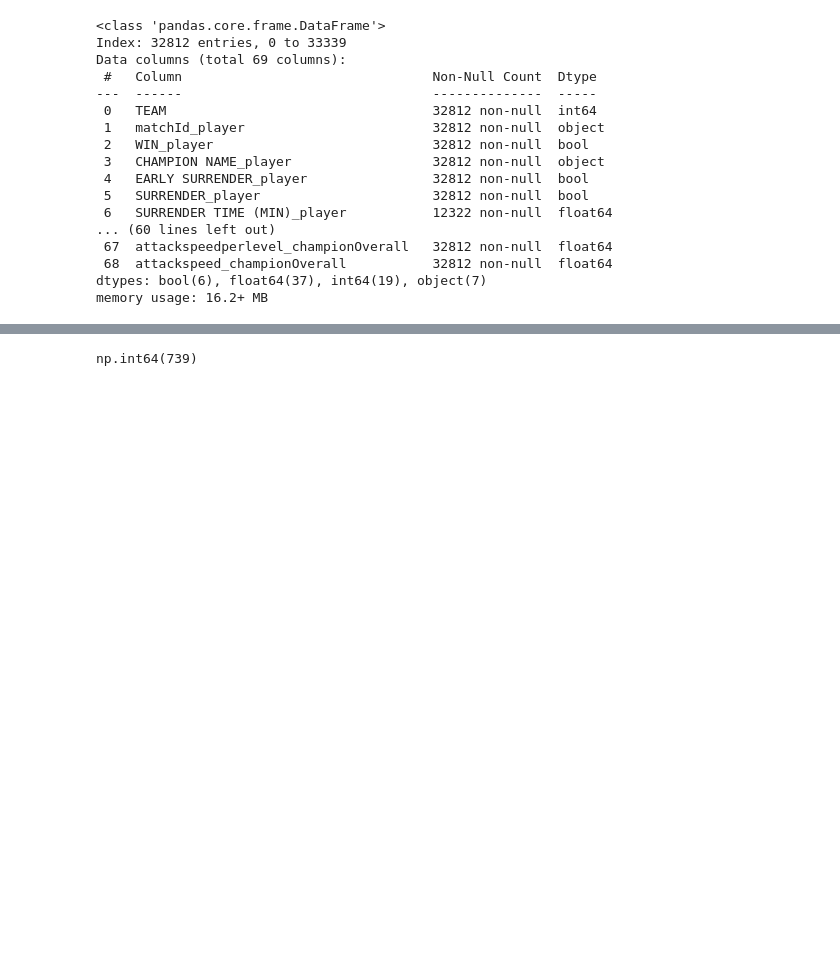
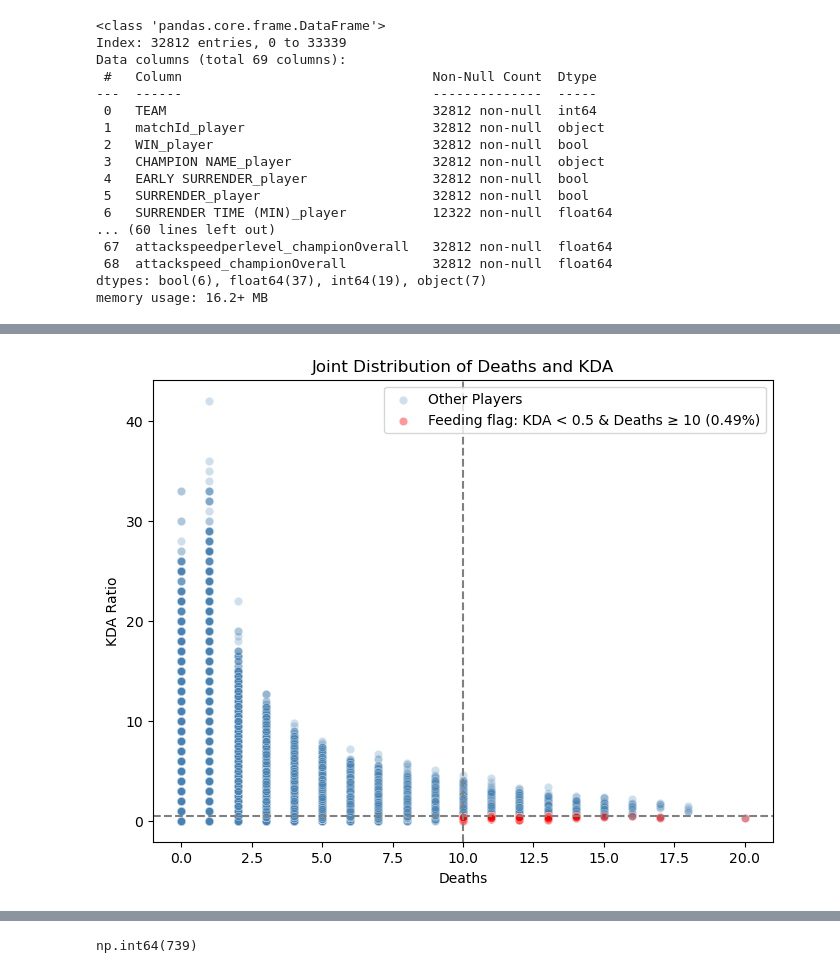
Before and after one commit to lybytes/lol-toxicity-analysis, a Jupyter notebook: ST445_Project_Main v2.ipynb, the cells around one changed output, grey strips where cells are left out. Drawn from its saved outputs; the diff is of its cells as text; code cells hidden in the pictures; blank space fills up the shorter version.

```diff
--- a/ST445_Project_Main v2.ipynb
+++ b/ST445_Project_Main v2.ipynb
@@ -1254,0 +1334,39 @@ memory usage: 16.2+ MB
+# %%
+plt.figure(figsize=(8, 6))
+
+# Highlight points where KDA < 0.5 and Deaths >= 10
+highlight = (
+    (df_full_clean['KDA RATIO_player'] < 0.5) &
+    (df_full_clean['DEATHS_player'] >= 10)
+)
+highlight_pct = highlight.mean() * 100
+
+sns.scatterplot(
+    data=df_full_clean,
+    x='DEATHS_player',
+    y='KDA RATIO_player',
+    alpha=0.25,
+    color='steelblue',
+    label='Other Players'
+)
+
+sns.scatterplot(
+    data=df_full_clean[highlight],
+    x='DEATHS_player',
+    y='KDA RATIO_player',
+    alpha=0.4,
+    color='red',
+    label=f'Feeding flag: KDA < 0.5 & Deaths ≥ 10 ({highlight_pct:.2f}%)'
+
+)
+
+plt.axvline(10, linestyle='--', color='grey')
+plt.axhline(0.5, linestyle='--', color='grey')
+
+plt.xlabel('Deaths')
+plt.ylabel('KDA Ratio')
+plt.title('Joint Distribution of Deaths and KDA')
+plt.legend()
+plt.show()
+# %% [output]
+[figure, added]
```
Also changed, not shown: parts of 10 cells of this notebook.
